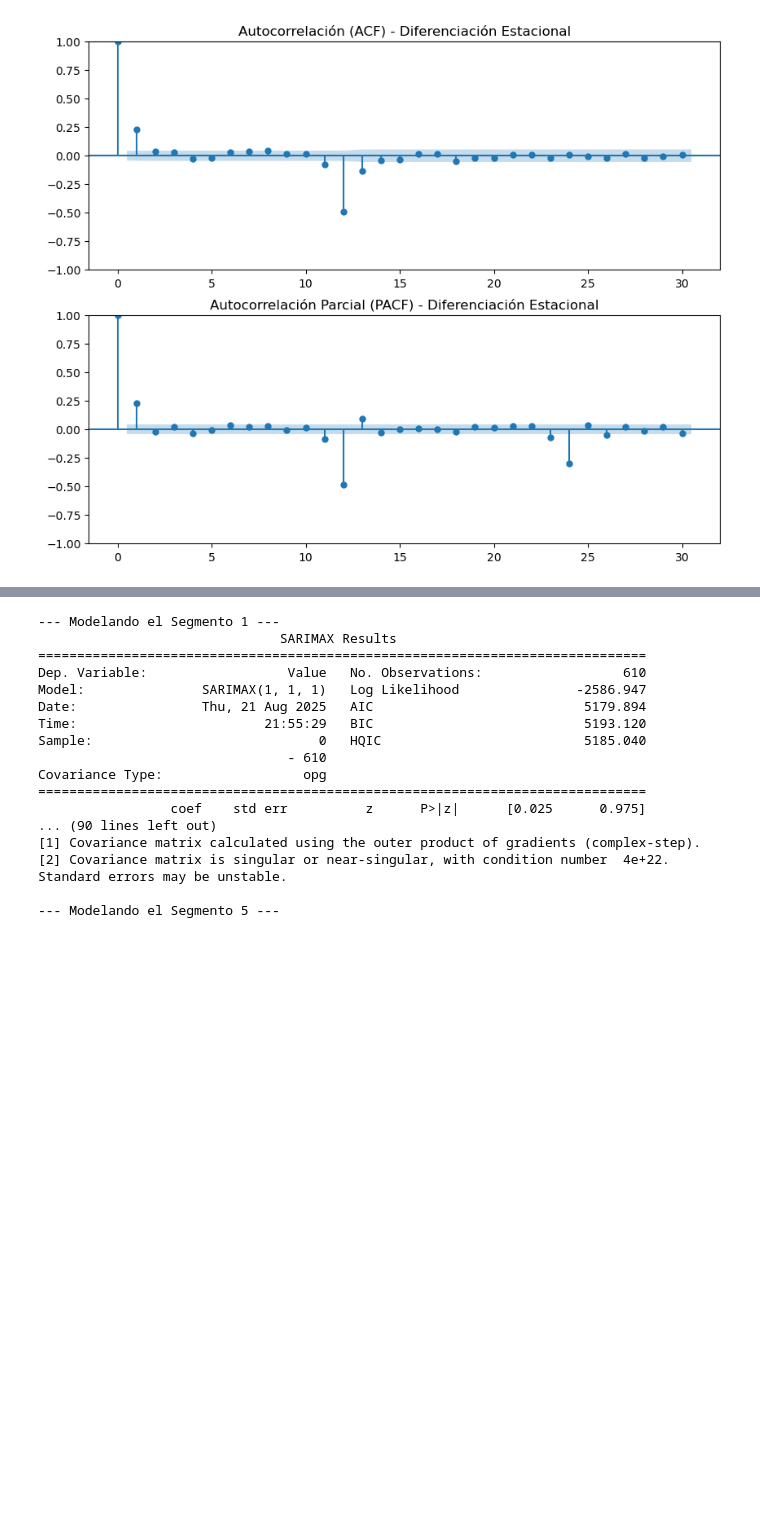
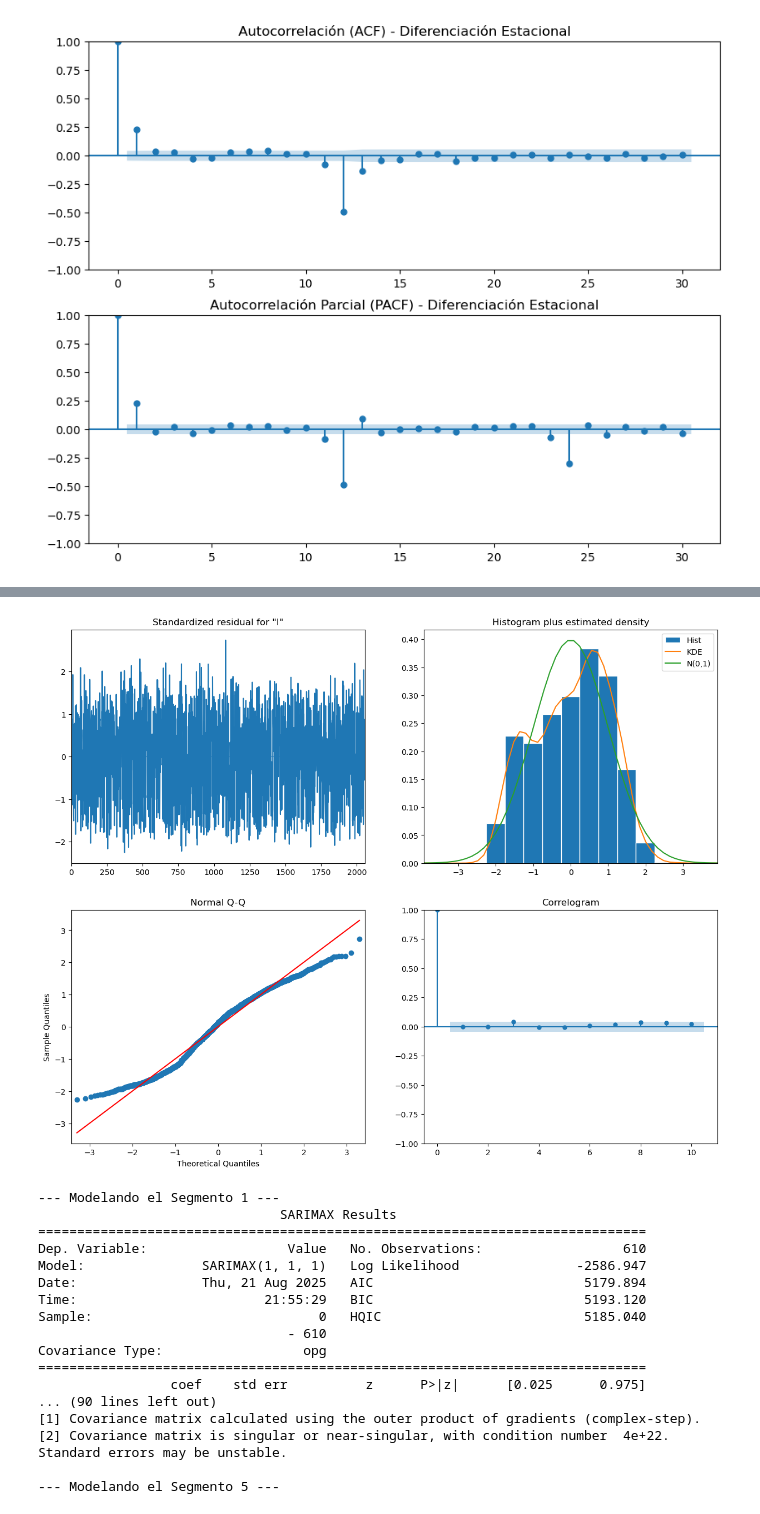
Before and after one commit to Bere333/Smart-Water-Analytics-BBRH, a Jupyter notebook: src/02_modeling_and_evaluation.ipynb, the cells around one changed output, grey strips where cells are left out. Saved outputs shown, nothing was run; the diff lists cells and outputs as text; code cells hidden in the pictures; blank space fills up the shorter version.

Commit message:
added plot diagnostics

```diff
--- a/src/02_modeling_and_evaluation.ipynb
+++ b/src/02_modeling_and_evaluation.ipynb
@@ -420,3 +420,20 @@ Try using .loc[row_indexer,col_indexer] = value instead
 See the caveats in the documentation: https://pandas.pydata.org/pandas-docs/stable/user_guide/indexing.html#returning-a-view-versus-a-copy
   df_cleaned['diff_estacional'] = df_cleaned['log_value'].diff(periods=12)
 [figure]
+# %%
+
+# Entrena el modelo SARIMA con los parámetros identificados
+print("Entrenando modelo SARIMA(1,0,1)(1,1,1,12)...")
+
+# Asegúrate de usar la serie original transformada ('log_value') para el modelo
+# La diferenciación se realiza internamente en el modelo SARIMA
+model = SARIMAX(df_cleaned['log_value'],
+                order=(1, 0, 1),
+                seasonal_order=(1, 1, 1, 12),
+                enforce_stationarity=False,
+                enforce_invertibility=False)
+
+results = model.fit()
+
+# Muestra el resumen del modelo entrenado
+print(results.summary())
@@ -423,3 +459,9 @@ See the caveats in the documentation: https://pandas.pydata.org/pandas-docs/stab
+# %%
+# Muestra los gráficos de diagnóstico del modelo
+results.plot_diagnostics(figsize=(15, 12))
+plt.show()
+# %% [output]
+[figure, added]
 # %%
 # --- 1. Definir los segmentos con los puntos de quiebre ---
 # Asegúrate de que tu DataFrame 'df' esté limpio y ordenado por fecha,
```
Also changed, not shown: parts of 1 cell of this notebook.
